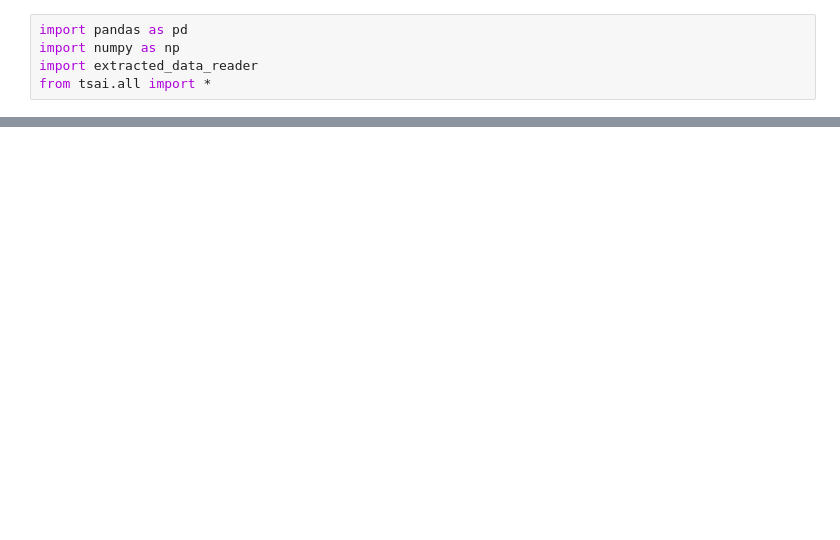
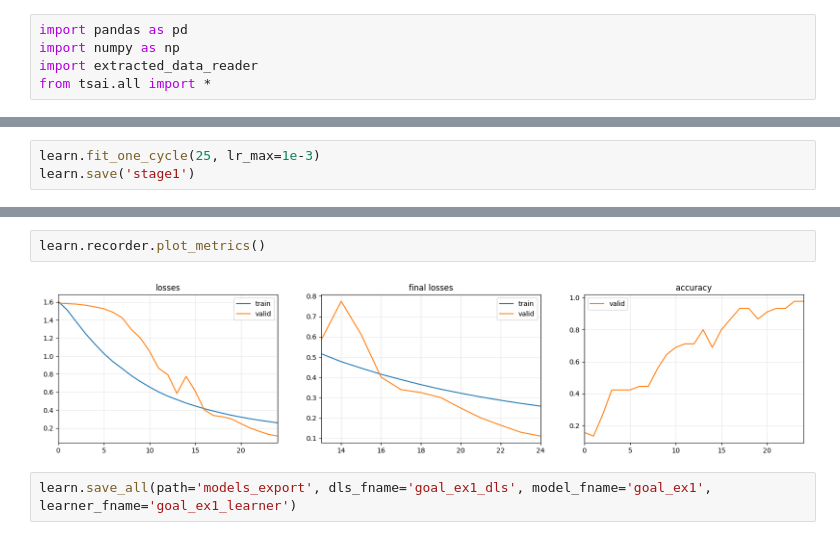
Before and after one commit to GitGabbo/IOR-Rehab-Thesis, a Jupyter notebook: models_trainer.ipynb, the cells around one changed output, grey strips where cells are left out. Cells and saved outputs as stored; diff of their text form; blank space fills up the shorter version.

```diff
--- a/models_trainer.ipynb
+++ b/models_trainer.ipynb
@@ -31,0 +75,3 @@ array([[ 4,  4,  5,  5,  5, 23],
+# %%
+learn.fit_one_cycle(25, lr_max=1e-3)
+learn.save('stage1')
@@ -31,0 +97,6 @@ array([[ 4,  4,  5,  5,  5, 23],
+# %%
+learn.recorder.plot_metrics()
+# %% [output]
+[figure, added]
+# %%
+learn.save_all(path='models_export', dls_fname='goal_ex1_dls', model_fname='goal_ex1', learner_fname='goal_ex1_learner')
```
Also changed, not shown: parts of 10 cells of this notebook, 6 other files.
